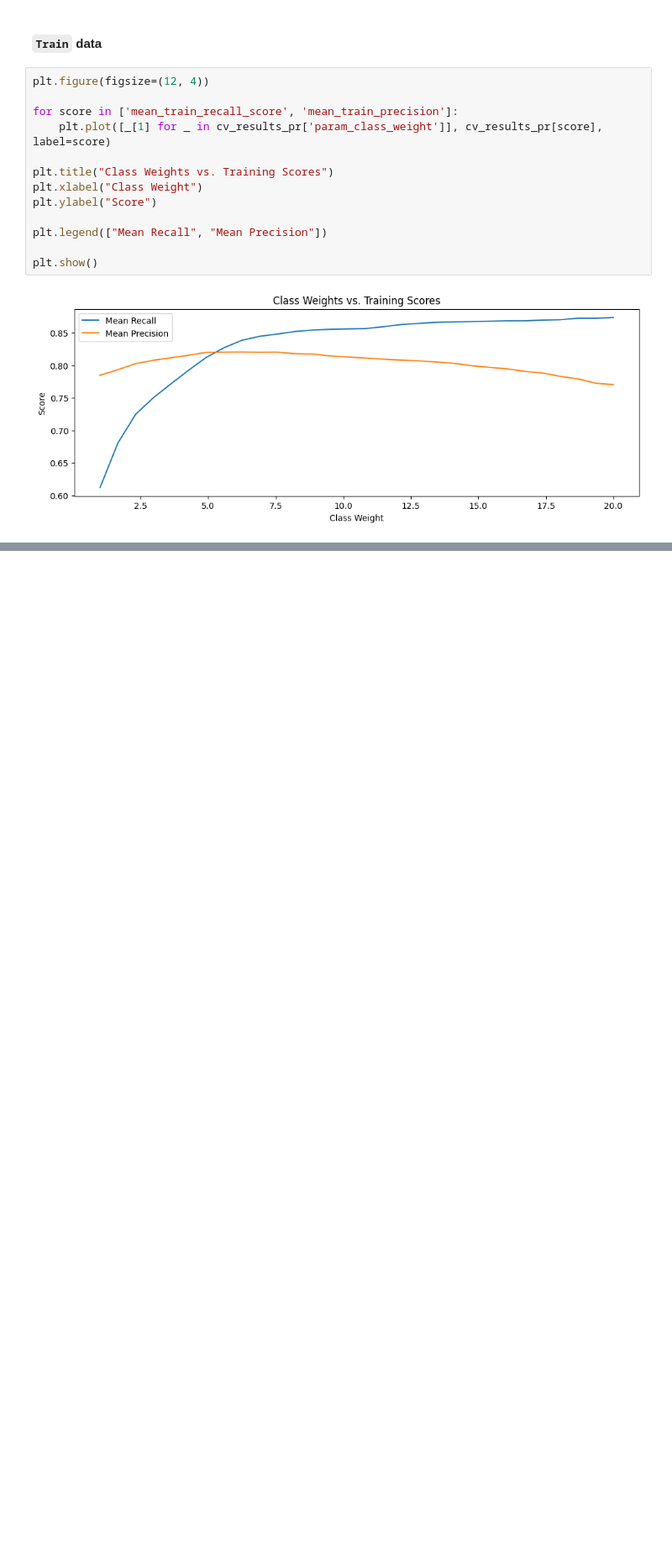
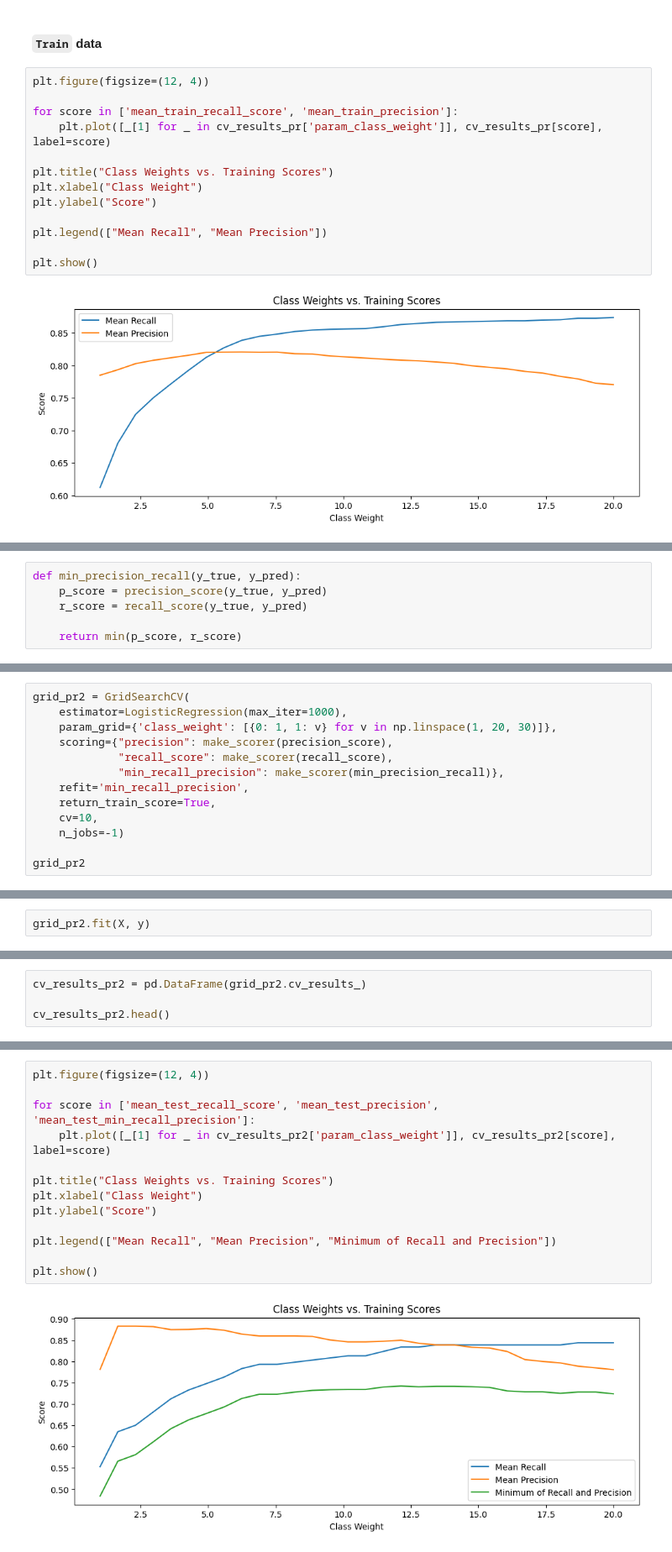
Before and after one commit to nirmit27/ds-and-ml, a Jupyter notebook: Models/credit-card-fraud-detection.ipynb, the cells around one changed output, grey strips where cells are left out. Shown at 84% size. Drawn from its saved outputs; the diff is of its cells as text; blank space fills up the shorter version.

```diff
--- a/Models/credit-card-fraud-detection.ipynb
+++ b/Models/credit-card-fraud-detection.ipynb
@@ -270,0 +254,6 @@ plt.show()
+# %%
+def min_precision_recall(y_true, y_pred):
+    p_score = precision_score(y_true, y_pred)
+    r_score = recall_score(y_true, y_pred)
+
+    return min(p_score, r_score)
@@ -270,0 +263,13 @@ plt.show()
+# %%
+grid_pr2 = GridSearchCV(
+    estimator=LogisticRegression(max_iter=1000),
+    param_grid={'class_weight': [{0: 1, 1: v} for v in np.linspace(1, 20, 30)]},
+    scoring={"precision": make_scorer(precision_score),
+             "recall_score": make_scorer(recall_score),
+             "min_recall_precision": make_scorer(min_precision_recall)},
+    refit='min_recall_precision',
+    return_train_score=True,
+    cv=10,
+    n_jobs=-1)
+
+grid_pr2
@@ -270,0 +294,2 @@ plt.show()
+# %%
+grid_pr2.fit(X, y)
@@ -270,0 +316,4 @@ plt.show()
+# %%
+cv_results_pr2 = pd.DataFrame(grid_pr2.cv_results_)
+
+cv_results_pr2.head()
@@ -270,0 +338,15 @@ plt.show()
+# %%
+plt.figure(figsize=(12, 4))
+
+for score in ['mean_test_recall_score', 'mean_test_precision', 'mean_test_min_recall_precision']:
+    plt.plot([_[1] for _ in cv_results_pr2['param_class_weight']], cv_results_pr2[score], label=score)
+
+plt.title("Class Weights vs. Training Scores")
+plt.xlabel("Class Weight")
+plt.ylabel("Score")
+
+plt.legend(["Mean Recall", "Mean Precision", "Minimum of Recall and Precision"])
+
+plt.show()
+# %% [output]
+[figure, added]
```
Also changed, not shown: parts of 14 cells of this notebook.
